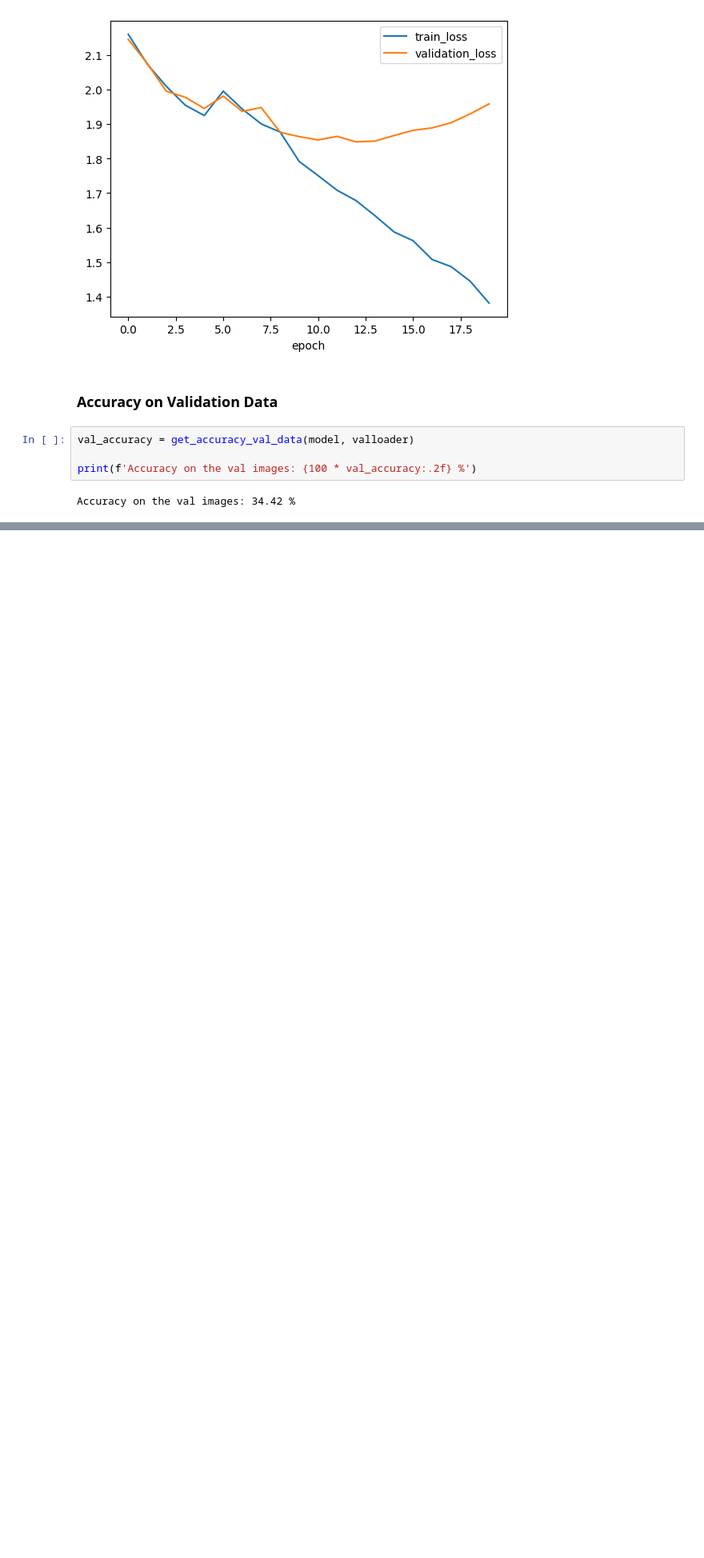
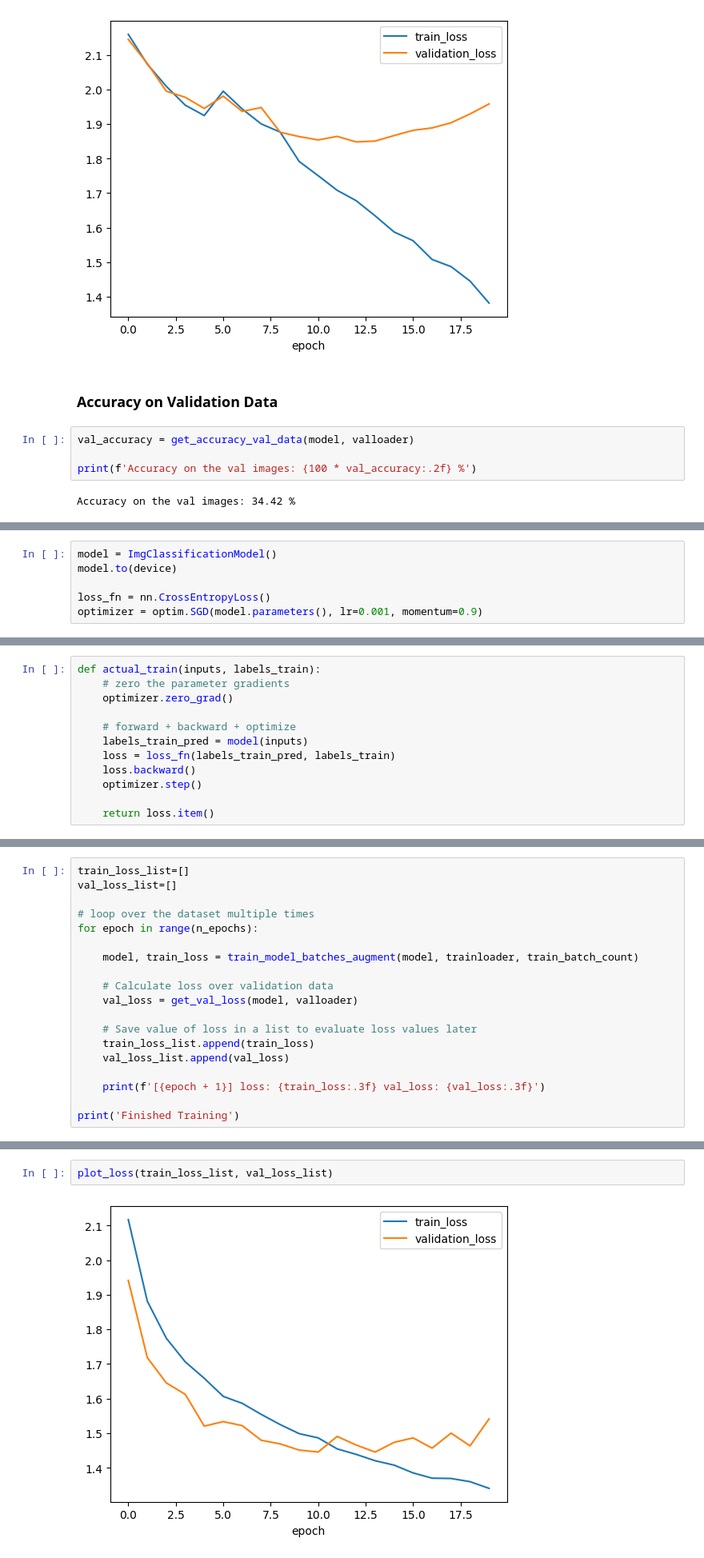
Before and after one commit to harsh1kumar/learning, a Jupyter notebook: machine_learning/pytorch/img_classification_overfitting.ipynb, the cells around one changed output, grey strips where cells are left out. Shown at 80% size. Cells and saved outputs as stored; diff of their text form; blank space fills up the shorter version.

```diff
--- a/machine_learning/pytorch/img_classification_overfitting.ipynb
+++ b/machine_learning/pytorch/img_classification_overfitting.ipynb
@@ -528,0 +641,6 @@ Accuracy on the val images: 34.42 %
+# %%
+model = ImgClassificationModel()
+model.to(device)
+
+loss_fn = nn.CrossEntropyLoss()
+optimizer = optim.SGD(model.parameters(), lr=0.001, momentum=0.9)
@@ -528,0 +649,12 @@ Accuracy on the val images: 34.42 %
+# %%
+def actual_train(inputs, labels_train):
+    # zero the parameter gradients
+    optimizer.zero_grad()
+
+    # forward + backward + optimize
+    labels_train_pred = model(inputs)
+    loss = loss_fn(labels_train_pred, labels_train)
+    loss.backward()
+    optimizer.step()
+
+    return loss.item()
@@ -528,0 +697,19 @@ Accuracy on the val images: 34.42 %
+# %%
+train_loss_list=[]
+val_loss_list=[]
+
+# loop over the dataset multiple times
+for epoch in range(n_epochs):
+
+    model, train_loss = train_model_batches_augment(model, trainloader, train_batch_count)
+
+    # Calculate loss over validation data
+    val_loss = get_val_loss(model, valloader)
+
+    # Save value of loss in a list to evaluate loss values later
+    train_loss_list.append(train_loss)
+    val_loss_list.append(val_loss)
+
+    print(f'[{epoch + 1}] loss: {train_loss:.3f} val_loss: {val_loss:.3f}')
+
+print('Finished Training')
@@ -528,0 +739,4 @@ Accuracy on the val images: 34.42 %
+# %%
+plot_loss(train_loss_list, val_loss_list)
+# %% [output]
+[figure, added]
```
Also changed, not shown: parts of 29 cells of this notebook.
